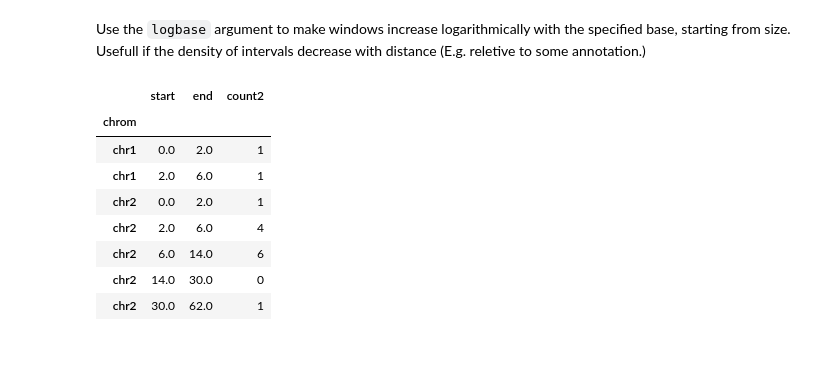
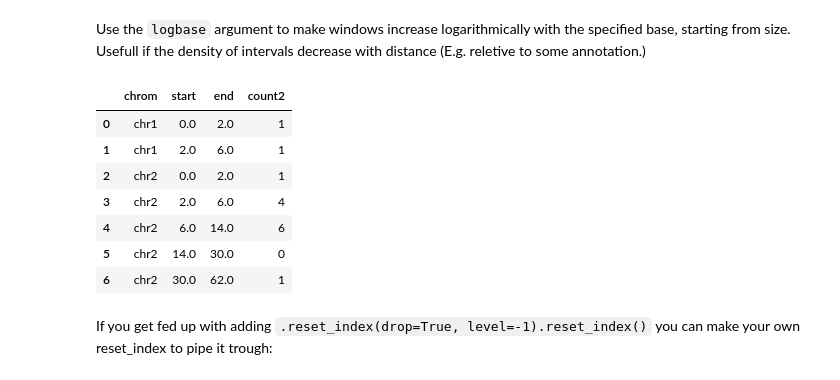
Before and after one commit to kaspermunch/chromwindow, a Jupyter notebook: example.ipynb, the cells around one changed output. Saved outputs shown, nothing was run; the diff lists cells and outputs as text; code cells hidden in the pictures; blank space fills up the shorter version.

```diff
--- a/example.ipynb
+++ b/example.ipynb
@@ -171,16 +162,17 @@ Use the `logbase` argument to make windows increase logarithmically with the spe
 # %%
 @window(size=2, logbase=2)
 def count2(df):
     return len(df.index)
 
-data.groupby('chrom').apply(count2).reset_index(drop=True, level=-1)
+data.groupby('chrom').apply(count2).reset_index(drop=True, level=-1).reset_index()
 # %% [output]
-|  | start | end | count2 |
-| chrom |  |  |  |
-| chr1 | 0.0 | 2.0 | 1 |
-| chr1 | 2.0 | 6.0 | 1 |
-| chr2 | 0.0 | 2.0 | 1 |
-| chr2 | 2.0 | 6.0 | 4 |
-| chr2 | 6.0 | 14.0 | 6 |
-| chr2 | 14.0 | 30.0 | 0 |
-| chr2 | 30.0 | 62.0 | 1 |
+|  | chrom | start | end | count2 |
+| 0 | chr1 | 0.0 | 2.0 | 1 |
+| 1 | chr1 | 2.0 | 6.0 | 1 |
+| 2 | chr2 | 0.0 | 2.0 | 1 |
+| 3 | chr2 | 2.0 | 6.0 | 4 |
+| 4 | chr2 | 6.0 | 14.0 | 6 |
+| 5 | chr2 | 14.0 | 30.0 | 0 |
+| 6 | chr2 | 30.0 | 62.0 | 1 |
+# %% [markdown]
+If you get fed up with adding `.reset_index(drop=True, level=-1).reset_index()` you can make your own reset_index to pipe it trough:
```
Also changed, not shown: parts of 6 cells of this notebook.
